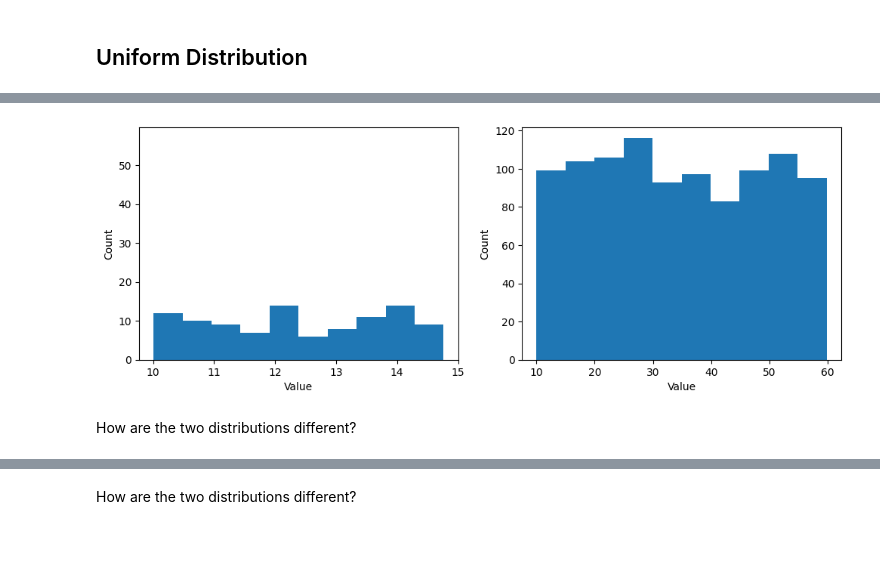
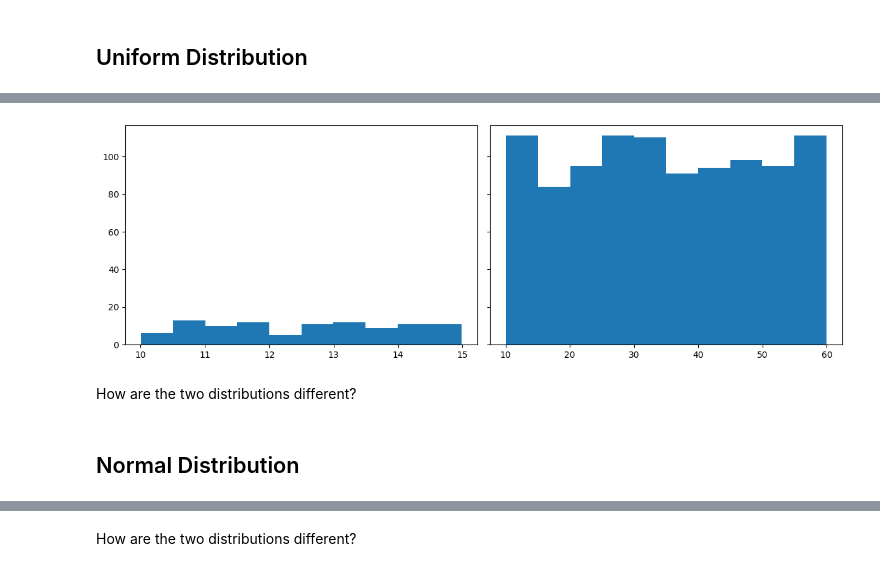
Before and after one commit to ironhack-labs/lab-continuous-probability-distributions-en, a Jupyter notebook: your-code/main.ipynb, the cells around one changed output, grey strips where cells are left out. Saved outputs shown, nothing was run; the diff lists cells and outputs as text; code cells hidden in the pictures; blank space fills up the shorter version.

```diff
--- a/your-code/main.ipynb
+++ b/your-code/main.ipynb
@@ -65,20 +65,15 @@ dist_1 = gen_uniform_dist(bottom=10, ceiling=15, count=100)
 dist_2 = gen_uniform_dist(bottom=10, ceiling=60, count=1000)
 # %%
 # 3
-fig, (ax1, ax2) = plt.subplots(1, 2, figsize=(12, 4))
+fig, (ax1, ax2) = plt.subplots(1, 2, figsize=(12, 4), sharey="row")
 
-ax1.hist(dist_1)
-ax1.set_ylim(0, dist_2.max())
-ax1.set_xlabel("Value")
-ax1.set_ylabel("Count")
+ax1.hist(dist_1, bins=10)
+ax2.hist(dist_2, bins=10)
 
-ax2.hist(dist_2)
-ax2.set_xlabel("Value")
-ax2.set_ylabel("Count")
-
+plt.tight_layout()
 plt.show()
 # %% [output]
-[figure, old version]
+[figure, new version]
 # %% [markdown]
 How are the two distributions different?
 # %%
@@ -88,2 +82,4 @@ How are the two distributions different?
 # Clearly, the second distribution has higher count because it has 10x the amount of samples.
+# %% [markdown]
+## Normal Distribution
 # %% [markdown]
```
Also changed, not shown: parts of 52 cells of this notebook.
